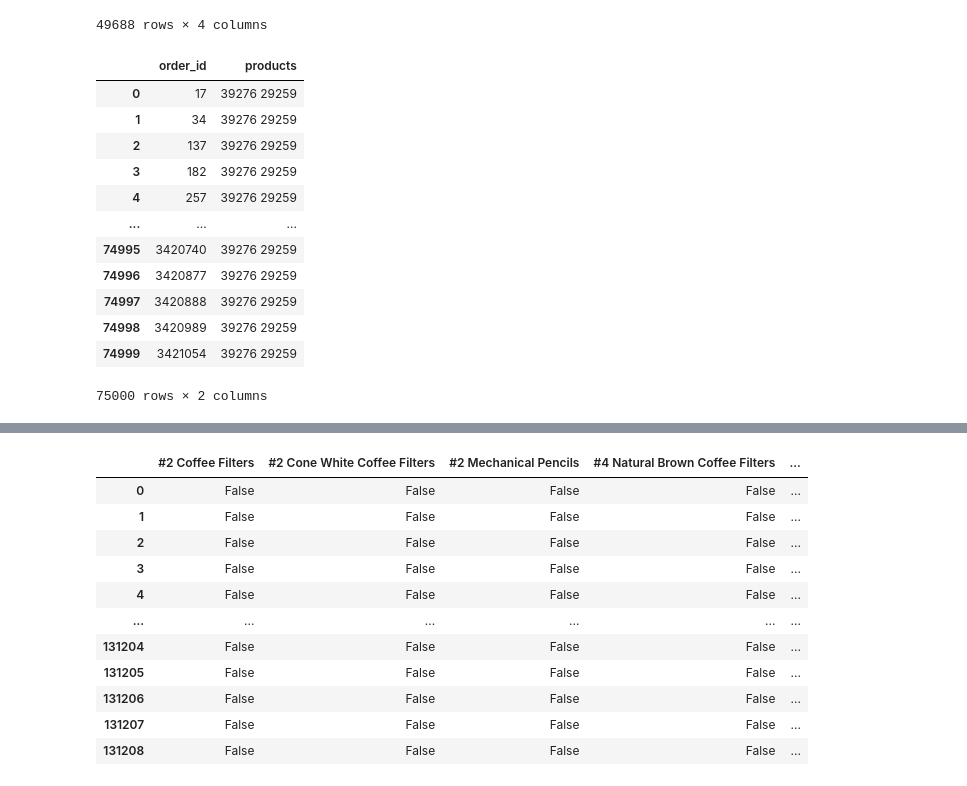
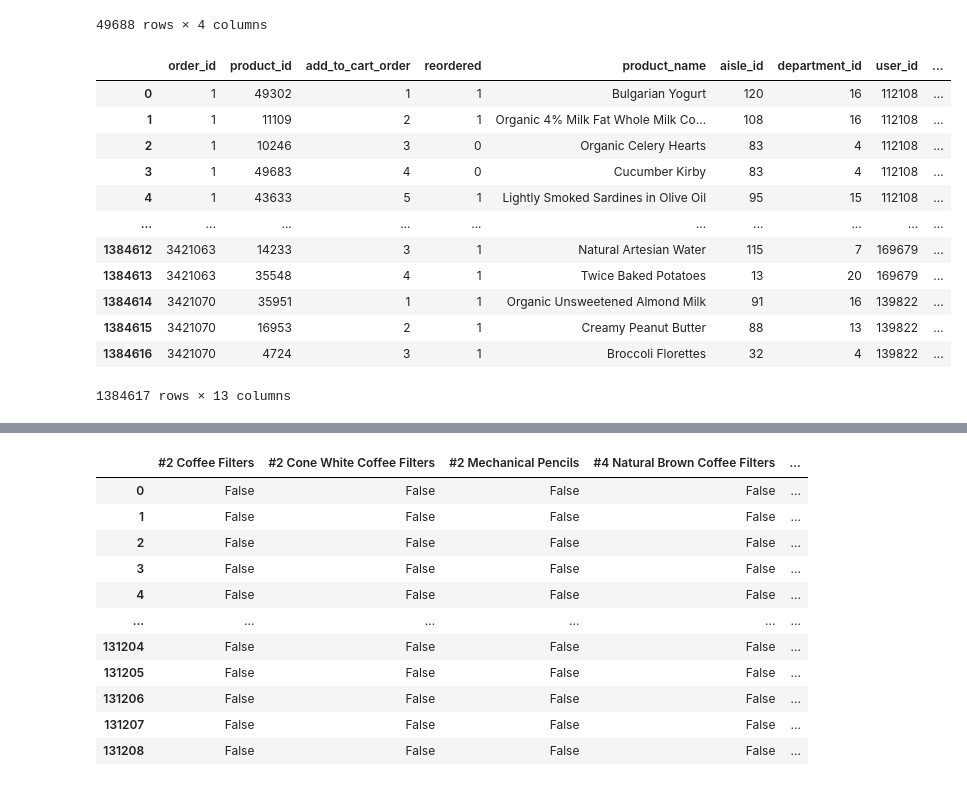
Before and after one commit to ozgeozkul/Market_Basket_Analysis, a Jupyter notebook: notebooks/Data_Analysis.ipynb, the cells around one changed output, grey strips where cells are left out. Drawn from its saved outputs; the diff is of its cells as text; code cells hidden in the pictures.

Commit message:
new_notebooks

```diff
--- a/notebooks/Data_Analysis.ipynb
+++ b/notebooks/Data_Analysis.ipynb
@@ -135,28 +158,19 @@ products
 | 49686 | 49687 | Smartblend Healthy Metabolism Dry... | 41 | 8 |
 | 49687 | 49688 | Fresh Foaming Cleanser | 73 | 11 |
 49688 rows × 4 columns
-# %%
-sample_submission
-# %% [output]
-|  | order_id | products |
-| 0 | 17 | 39276 29259 |
-| 1 | 34 | 39276 29259 |
-| 2 | 137 | 39276 29259 |
-| 3 | 182 | 39276 29259 |
-| 4 | 257 | 39276 29259 |
-| ... | ... | ... |
-| 74995 | 3420740 | 39276 29259 |
-| 74996 | 3420877 | 39276 29259 |
-| 74997 | 3420888 | 39276 29259 |
-| 74998 | 3420989 | 39276 29259 |
-| 74999 | 3421054 | 39276 29259 |
-75000 rows × 2 columns
-# %%
-#Merge Datasets
-
-order_products__train2=pd.merge(order_products__train, products, on='product_id')
-order_products__train3=pd.merge(order_products__train2, orders, on='order_id')
-
-#Save Dataframes
-
-order_products__train3.to_csv("/Users/ozge/Desktop/Market_Basket_Analysis/notebooks/order_products__train3.txt", sep='\t', index=False)
+# %%
+order_products__train3
+# %% [output]
+|  | order_id | product_id | add_to_cart_order | reordered | product_name | aisle_id | department_id | user_id | ... |
+| 0 | 1 | 49302 | 1 | 1 | Bulgarian Yogurt | 120 | 16 | 112108 | ... |
+| 1 | 1 | 11109 | 2 | 1 | Organic 4% Milk Fat Whole Milk Co... | 108 | 16 | 112108 | ... |
+| 2 | 1 | 10246 | 3 | 0 | Organic Celery Hearts | 83 | 4 | 112108 | ... |
+| 3 | 1 | 49683 | 4 | 0 | Cucumber Kirby | 83 | 4 | 112108 | ... |
+| 4 | 1 | 43633 | 5 | 1 | Lightly Smoked Sardines in Olive Oil | 95 | 15 | 112108 | ... |
+| ... | ... | ... | ... | ... | ... | ... | ... | ... | ... |
+| 1384612 | 3421063 | 14233 | 3 | 1 | Natural Artesian Water | 115 | 7 | 169679 | ... |
+| 1384613 | 3421063 | 35548 | 4 | 1 | Twice Baked Potatoes | 13 | 20 | 169679 | ... |
+| 1384614 | 3421070 | 35951 | 1 | 1 | Organic Unsweetened Almond Milk | 91 | 16 | 139822 | ... |
+| 1384615 | 3421070 | 16953 | 2 | 1 | Creamy Peanut Butter | 88 | 13 | 139822 | ... |
+| 1384616 | 3421070 | 4724 | 3 | 1 | Broccoli Florettes | 32 | 4 | 139822 | ... |
+1384617 rows × 13 columns
```
Also changed, not shown: parts of 11 cells of this notebook, 1 other file.
